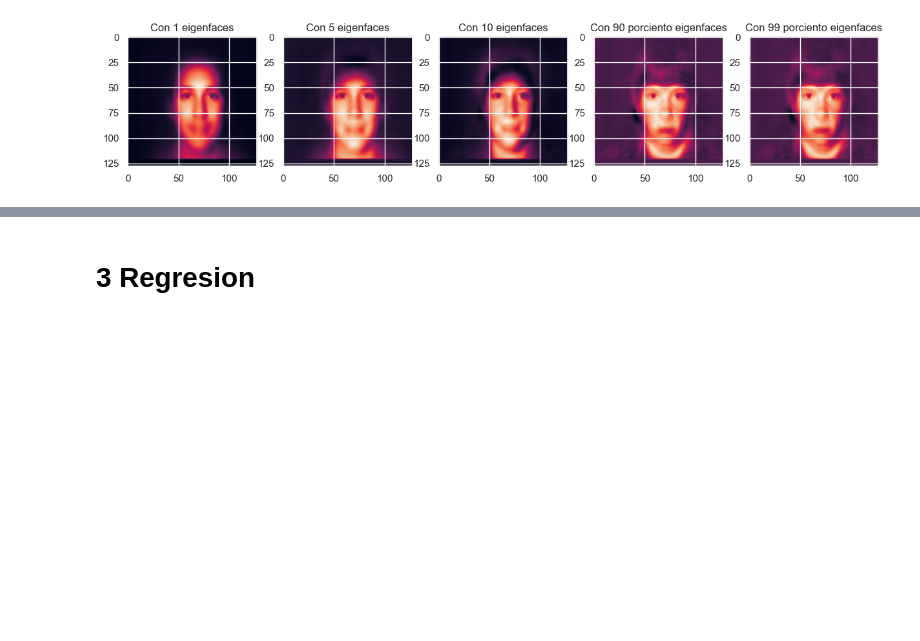
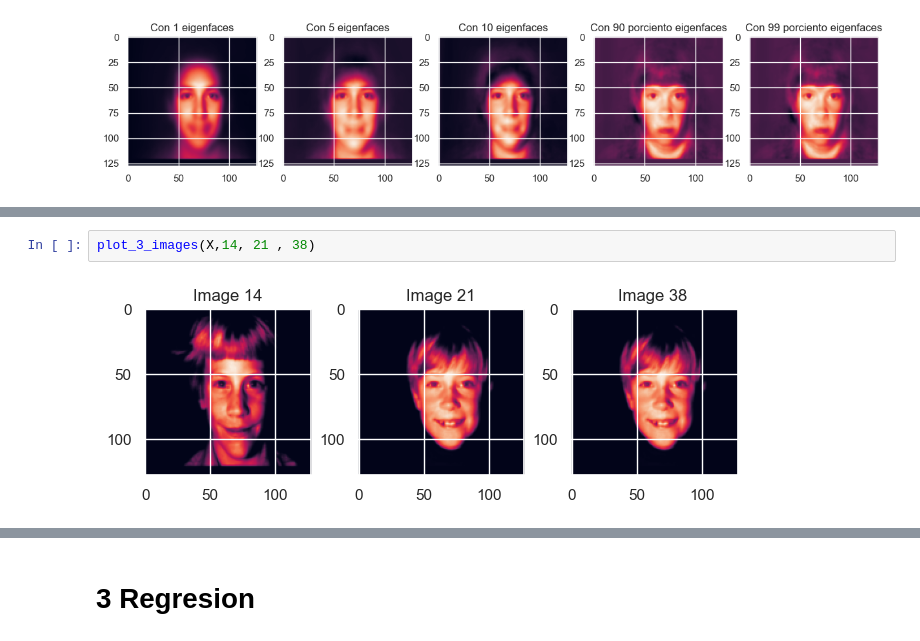
Before and after one commit to JuanMorales4619/Estadistica-3, a Jupyter notebook: Tarea 2/src/notebook/NoteBook.ipynb, the cells around one changed output, grey strips where cells are left out. Cells and saved outputs as stored; diff of their text form; blank space fills up the shorter version.

```diff
--- a/Tarea 2/src/notebook/NoteBook.ipynb
+++ b/Tarea 2/src/notebook/NoteBook.ipynb
@@ -325,0 +357,4 @@ Explained variation per principal component: 0.015075376884422112
+# %%
+plot_3_images(X,14, 21 , 38)
+# %% [output]
+[figure, added]
```
Also changed, not shown: parts of 19 cells of this notebook.
